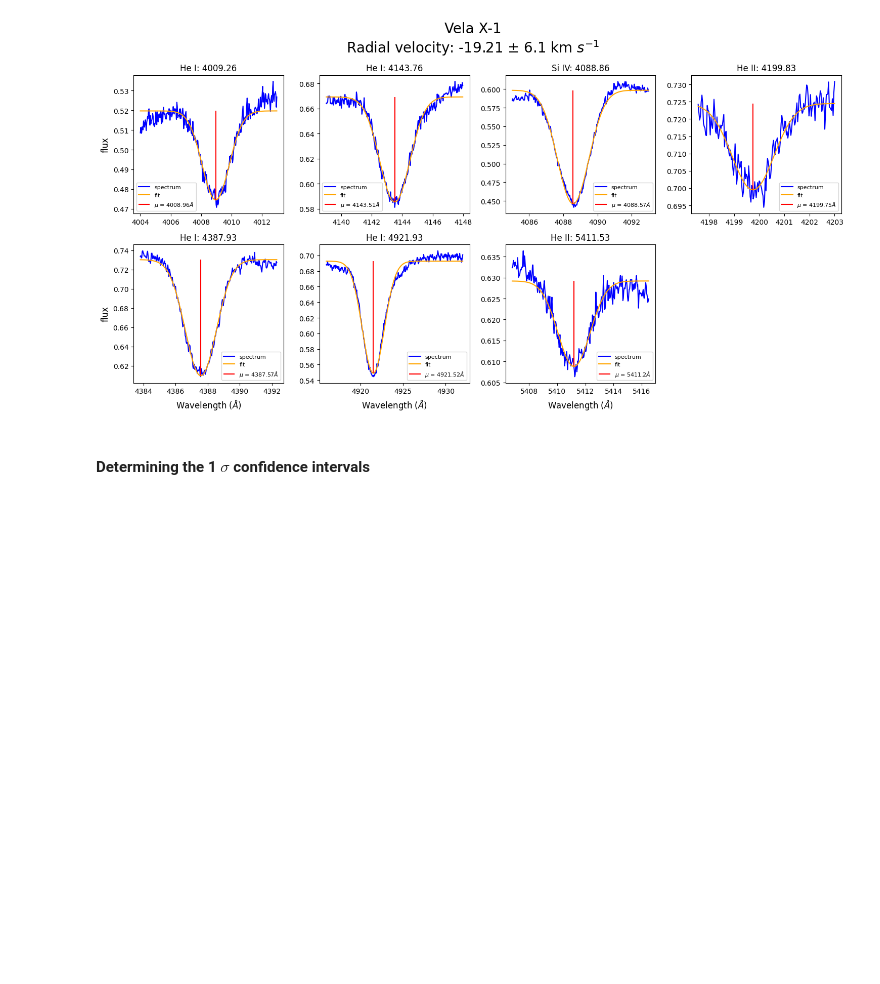
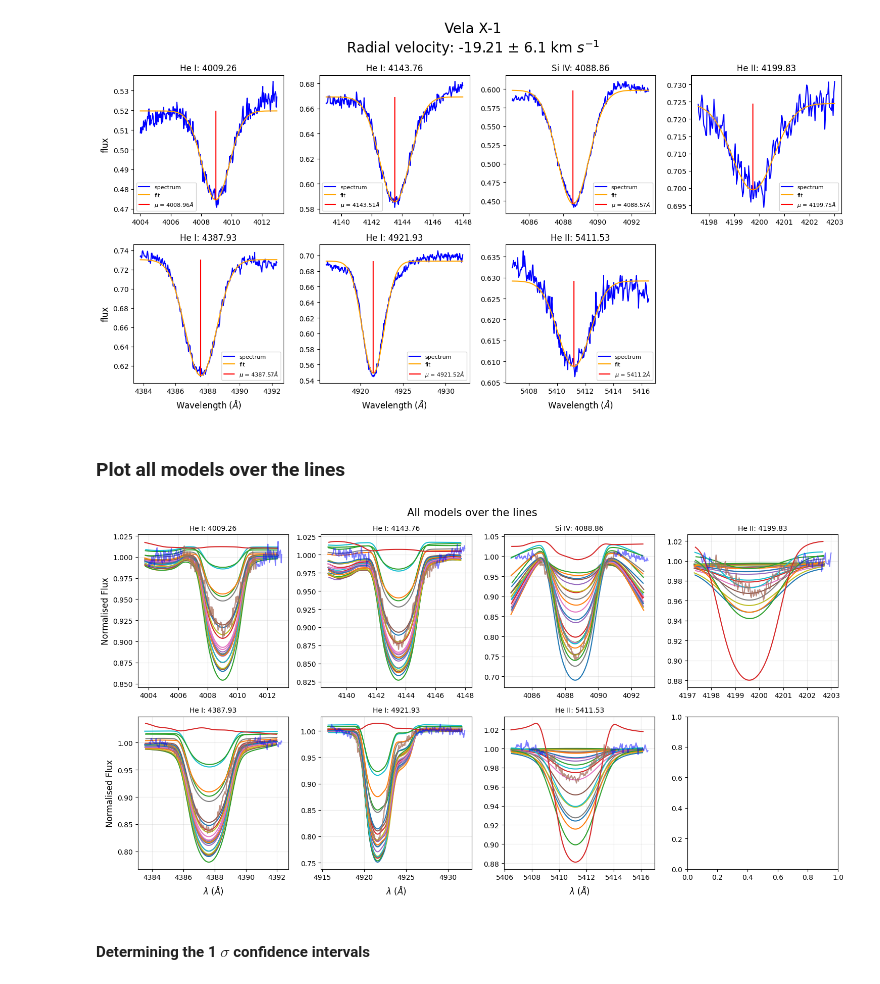
Before and after one commit to LvV210/MasterProject, a Jupyter notebook: ModelFitting/Analysis_GridSearch.ipynb, the cells around one changed output. Saved outputs shown, nothing was run; the diff lists cells and outputs as text; code cells hidden in the pictures; blank space fills up the shorter version.

```diff
--- a/ModelFitting/Analysis_GridSearch.ipynb
+++ b/ModelFitting/Analysis_GridSearch.ipynb
@@ -280,3 +275,8 @@ Teff_list[np.argmax(chi2_Teff)]
+# %%
+# Best parameter values
+best_Teff = Teff_list[np.argmax(chi2_Teff)]
+best_logg= logg_list[np.argmax(chi2_logg)]
+best_vsini = vsini_list[np.argmax(chi2_vsini)]
 # %%
 fig, axes = plt.subplots(1,3, figsize=(15,6))
 
@@ -317,6 +317,15 @@ doppler_shifts = determine_doppler_shift(spectra, spectral_lines, gaussian, obje
 # %% [output]
 The velocity of the object is: -19.205790239773457 +- 6.096130708792711
 [figure]
+# %% [markdown]
+### Plot all models over the lines
+# %%
+models = import_models_quickload(galaxy)
+models = models_in_interval(models, T1=best_Teff - 5000, T2=best_Teff + 5000, log_g1=best_logg - 0.3, log_g2= best_logg + 0.3)
+save_path = f'/mnt/c/Users/luukv/Documenten/NatuurSterrkenkundeMasterProject/CodeMP/MasterProject/Plots/{object_}/AllModelsOverSpectrum.png'
+plot_models_over_lines(spectra, models, spectral_lines, vrad, best_vsini, save=save_path)
+# %% [output]
+[figure, added]
 # %% [markdown]
 #### Determining the 1 $\sigma$ confidence intervals
 # %%
```
Also changed, not shown: parts of 2 cells of this notebook, 14 other files.
